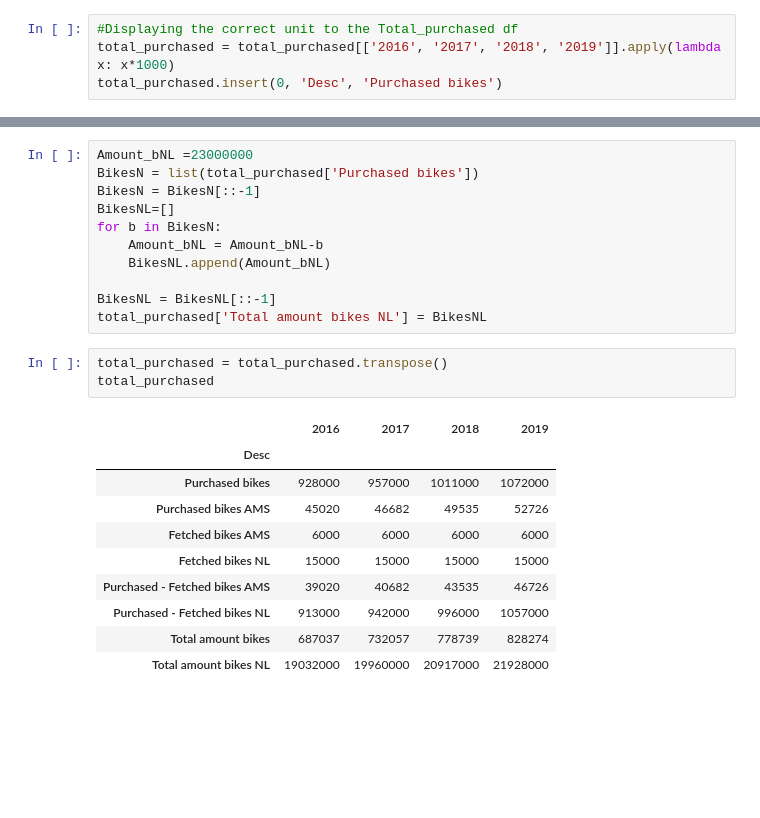
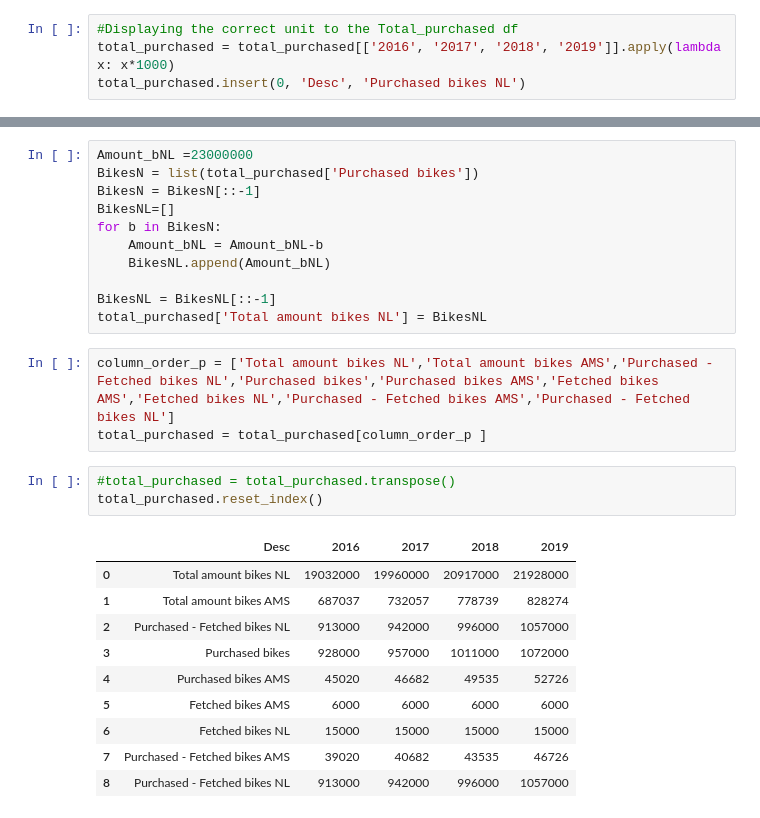
Before and after one commit to AjiacoVic/AMS_Project_Svetlana_Alex, a Jupyter notebook: Purchased.ipynb, the cells around one changed output, grey strips where cells are left out. Cells and saved outputs as stored; diff of their text form; blank space fills up the shorter version.

Commit message:
Update of calculations
adding Purchased - fetched data
adding total amount bikes NL/AMS

```diff
--- a/Purchased.ipynb
+++ b/Purchased.ipynb
@@ -69,7 +69,7 @@ total_purchased
 # %%
 #Displaying the correct unit to the Total_purchased df
 total_purchased = total_purchased[['2016', '2017', '2018', '2019']].apply(lambda x: x*1000)
-total_purchased.insert(0, 'Desc', 'Purchased bikes')
+total_purchased.insert(0, 'Desc', 'Purchased bikes NL')
 # %%
 total_purchased
 # %% [output]
@@ -251,17 +247,20 @@ for b in BikesN:
 
 BikesNL = BikesNL[::-1]
 total_purchased['Total amount bikes NL'] = BikesNL
+# %%
+column_order_p = ['Total amount bikes NL','Total amount bikes AMS','Purchased - Fetched bikes NL','Purchased bikes','Purchased bikes AMS','Fetched bikes AMS','Fetched bikes NL','Purchased - Fetched bikes AMS','Purchased - Fetched bikes NL']
+total_purchased = total_purchased[column_order_p ]
 # %%
-total_purchased = total_purchased.transpose()
-total_purchased
+#total_purchased = total_purchased.transpose()
+total_purchased.reset_index()
 # %% [output]
-|  | 2016 | 2017 | 2018 | 2019 |
-| Desc |  |  |  |  |
-| Purchased bikes | 928000 | 957000 | 1011000 | 1072000 |
-| Purchased bikes AMS | 45020 | 46682 | 49535 | 52726 |
-| Fetched bikes AMS | 6000 | 6000 | 6000 | 6000 |
-| Fetched bikes NL | 15000 | 15000 | 15000 | 15000 |
-| Purchased - Fetched bikes AMS | 39020 | 40682 | 43535 | 46726 |
-| Purchased - Fetched bikes NL | 913000 | 942000 | 996000 | 1057000 |
-| Total amount bikes | 687037 | 732057 | 778739 | 828274 |
-| Total amount bikes NL | 19032000 | 19960000 | 20917000 | 21928000 |
+|  | Desc | 2016 | 2017 | 2018 | 2019 |
+| 0 | Total amount bikes NL | 19032000 | 19960000 | 20917000 | 21928000 |
+| 1 | Total amount bikes AMS | 687037 | 732057 | 778739 | 828274 |
+| 2 | Purchased - Fetched bikes NL | 913000 | 942000 | 996000 | 1057000 |
+| 3 | Purchased bikes | 928000 | 957000 | 1011000 | 1072000 |
+| 4 | Purchased bikes AMS | 45020 | 46682 | 49535 | 52726 |
+| 5 | Fetched bikes AMS | 6000 | 6000 | 6000 | 6000 |
+| 6 | Fetched bikes NL | 15000 | 15000 | 15000 | 15000 |
+| 7 | Purchased - Fetched bikes AMS | 39020 | 40682 | 43535 | 46726 |
+| 8 | Purchased - Fetched bikes NL | 913000 | 942000 | 996000 | 1057000 |
```
Also changed, not shown: parts of 5 cells of this notebook.
